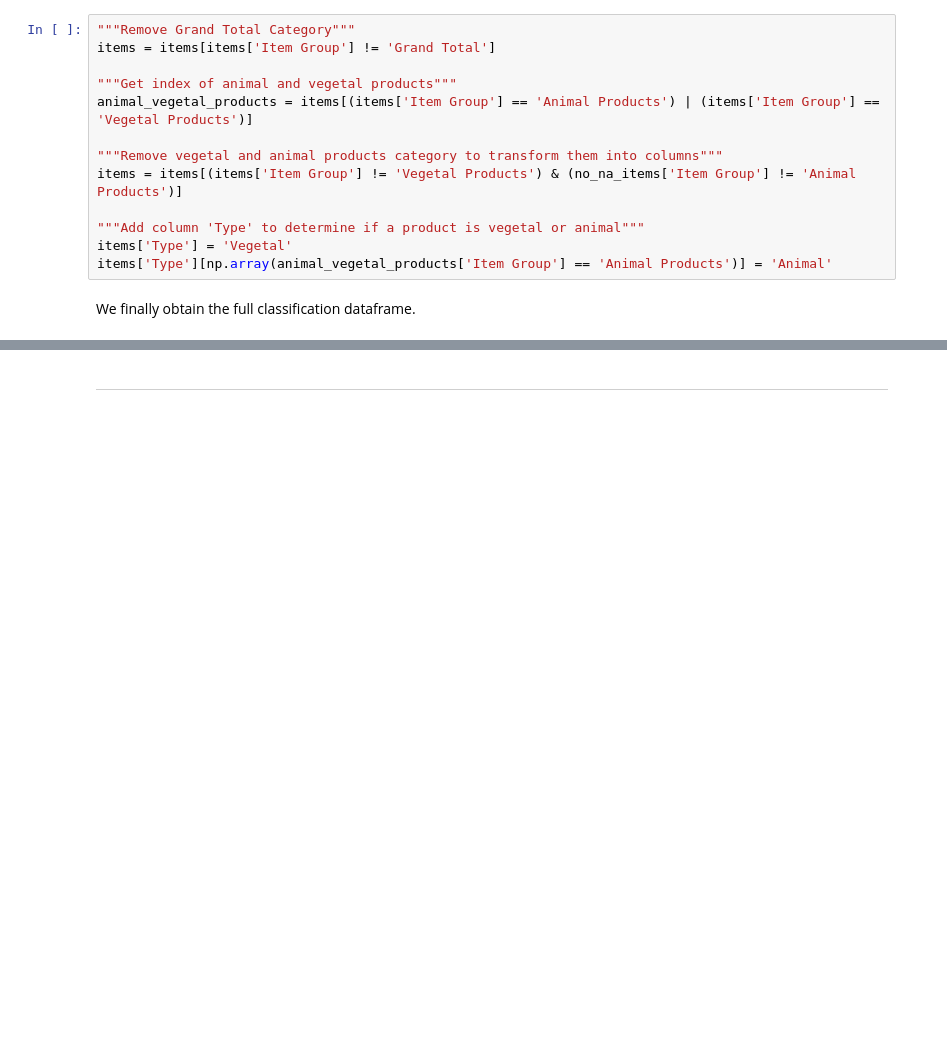
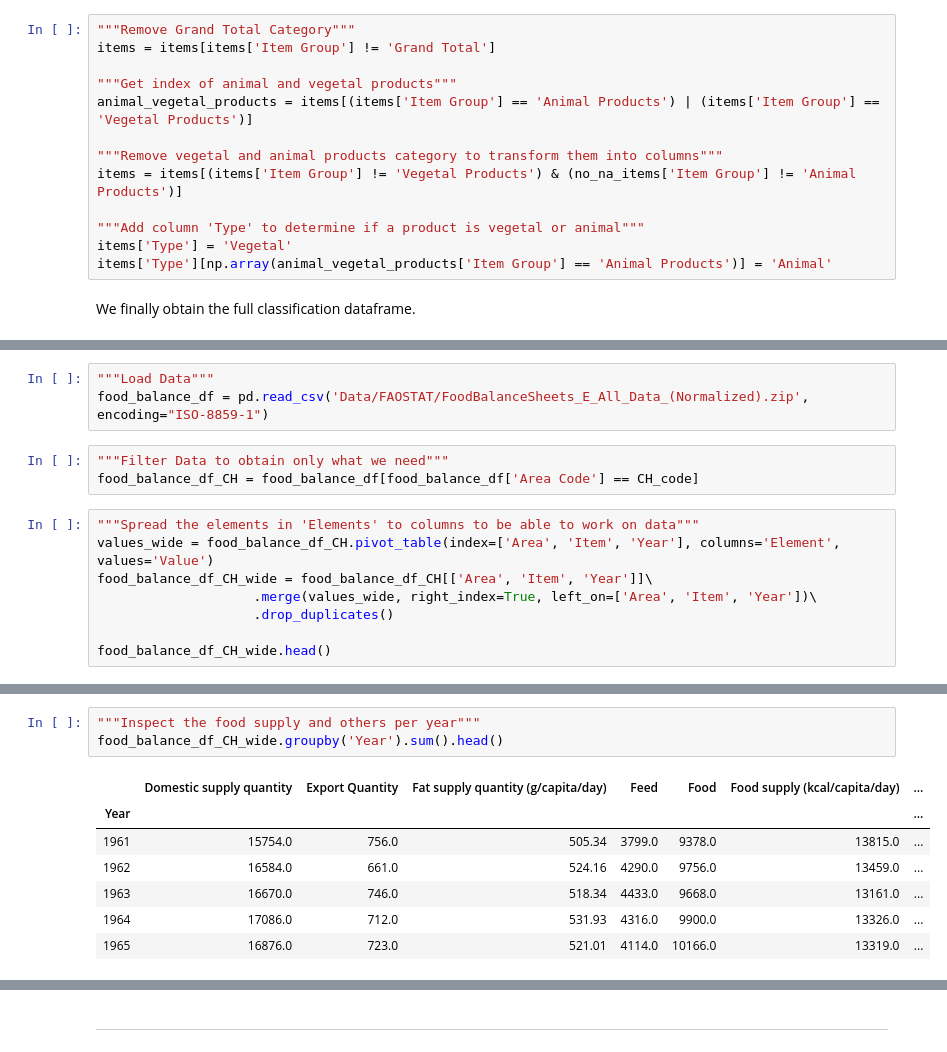
Before and after one commit to jlabhard/ADA_Project, a Jupyter notebook: milestone_2.ipynb, the cells around one changed output, grey strips where cells are left out. Cells and saved outputs as stored; diff of their text form; blank space fills up the shorter version.

```diff
--- a/milestone_2.ipynb
+++ b/milestone_2.ipynb
@@ -581,0 +584,14 @@ items.head()
+# %%
+"""Load Data"""
+food_balance_df = pd.read_csv('Data/FAOSTAT/FoodBalanceSheets_E_All_Data_(Normalized).zip', encoding="ISO-8859-1")
+# %%
+"""Filter Data to obtain only what we need"""
+food_balance_df_CH = food_balance_df[food_balance_df['Area Code'] == CH_code]
+# %%
+"""Spread the elements in 'Elements' to columns to be able to work on data"""
+values_wide = food_balance_df_CH.pivot_table(index=['Area', 'Item', 'Year'], columns='Element', values='Value')
+food_balance_df_CH_wide = food_balance_df_CH[['Area', 'Item', 'Year']]\
+                    .merge(values_wide, right_index=True, left_on=['Area', 'Item', 'Year'])\
+                    .drop_duplicates()
+
+food_balance_df_CH_wide.head()
@@ -581,0 +605,11 @@ items.head()
+# %%
+"""Inspect the food supply and others per year"""
+food_balance_df_CH_wide.groupby('Year').sum().head()
+# %% [output]
+|  | Domestic supply quantity | Export Quantity | Fat supply quantity (g/capita/day) | Feed | Food | Food supply (kcal/capita/day) | ... |
+| Year |  |  |  |  |  |  | ... |
+| 1961 | 15754.0 | 756.0 | 505.34 | 3799.0 | 9378.0 | 13815.0 | ... |
+| 1962 | 16584.0 | 661.0 | 524.16 | 4290.0 | 9756.0 | 13459.0 | ... |
+| 1963 | 16670.0 | 746.0 | 518.34 | 4433.0 | 9668.0 | 13161.0 | ... |
+| 1964 | 17086.0 | 712.0 | 531.93 | 4316.0 | 9900.0 | 13326.0 | ... |
+| 1965 | 16876.0 | 723.0 | 521.01 | 4114.0 | 10166.0 | 13319.0 | ... |
```
Also changed, not shown: parts of 21 cells of this notebook.
